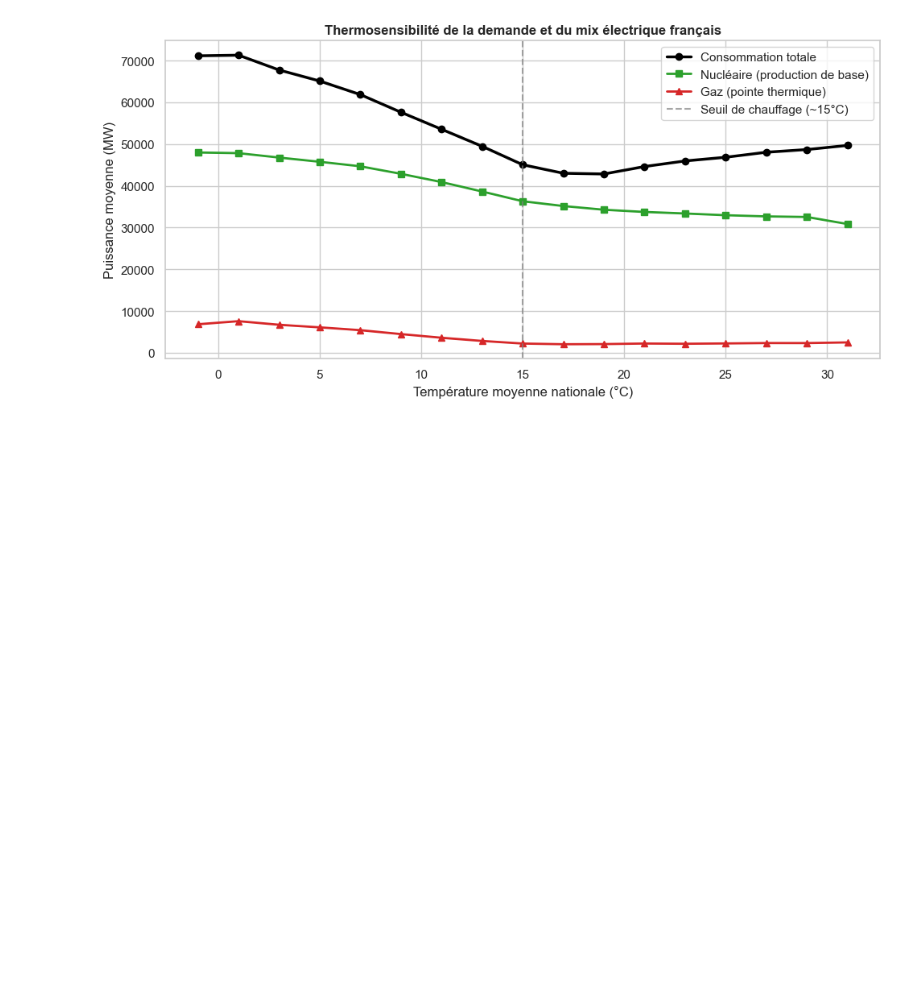
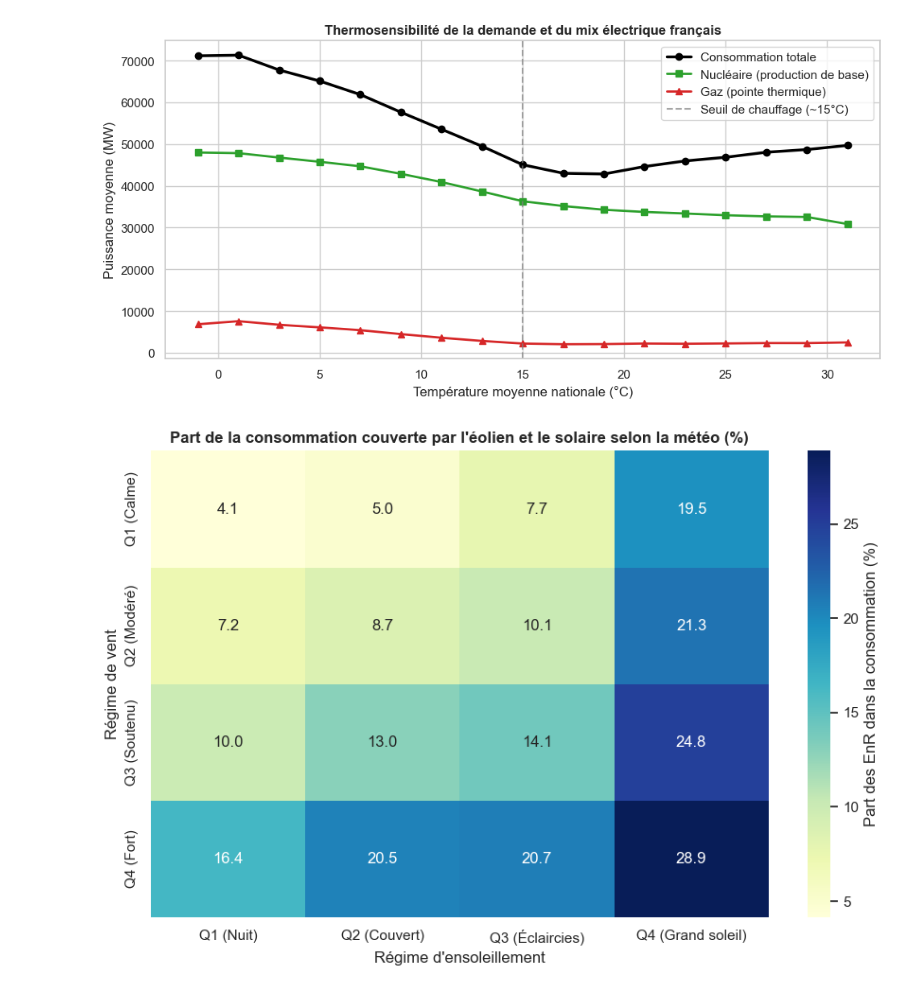
Before and after one commit to Elyes-Belhassen/meteo-energies-renouvelables-france, a Jupyter notebook: src/exploration_meteo.ipynb, the cells around one changed output. Drawn from its saved outputs; the diff is of its cells as text; code cells hidden in the pictures; blank space fills up the shorter version.

Commit message:
Heatmap part des EnR selon vent et soleil

```diff
--- a/src/exploration_meteo.ipynb
+++ b/src/exploration_meteo.ipynb
@@ -162,3 +162,27 @@ plt.tight_layout()
 plt.show()
 # %% [output]
 [figure]
+# %%
+fig, ax = plt.subplots(figsize=(9, 6))
+
+df["q_vent"] = pd.qcut(df["wind_speed_100m"], q=4, labels=["Q1 (Calme)", "Q2 (Modéré)", "Q3 (Soutenu)", "Q4 (Fort)"])
+df["q_sol"] = pd.qcut(df["shortwave_radiation"].rank(method="first"), q=4, labels=["Q1 (Nuit)", "Q2 (Couvert)", "Q3 (Éclaircies)", "Q4 (Grand soleil)"])
+
+pivot_enr = df.pivot_table(index="q_vent", columns="q_sol", values="part_enr", aggfunc="mean", observed=False)
+
+sns.heatmap(
+    pivot_enr,
+    annot=True,
+    fmt=".1f",
+    cmap="YlGnBu",
+    ax=ax,
+    cbar_kws={"label": "Part des EnR dans la consommation (%)"}
+)
+ax.set_title("Part de la consommation couverte par l'éolien et le solaire selon la météo (%)", fontsize=12, fontweight="bold")
+ax.set_xlabel("Régime d'ensoleillement")
+ax.set_ylabel("Régime de vent")
+
+plt.tight_layout()
+plt.show()
+# %% [output]
+[figure, added]
```
